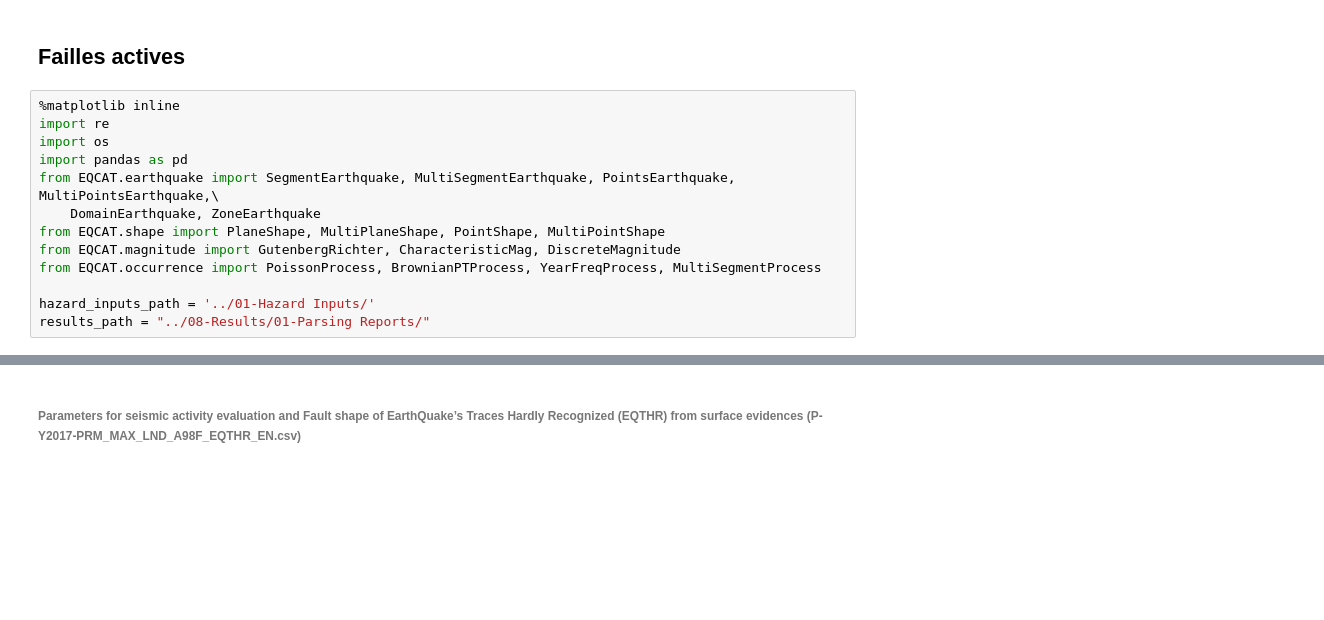
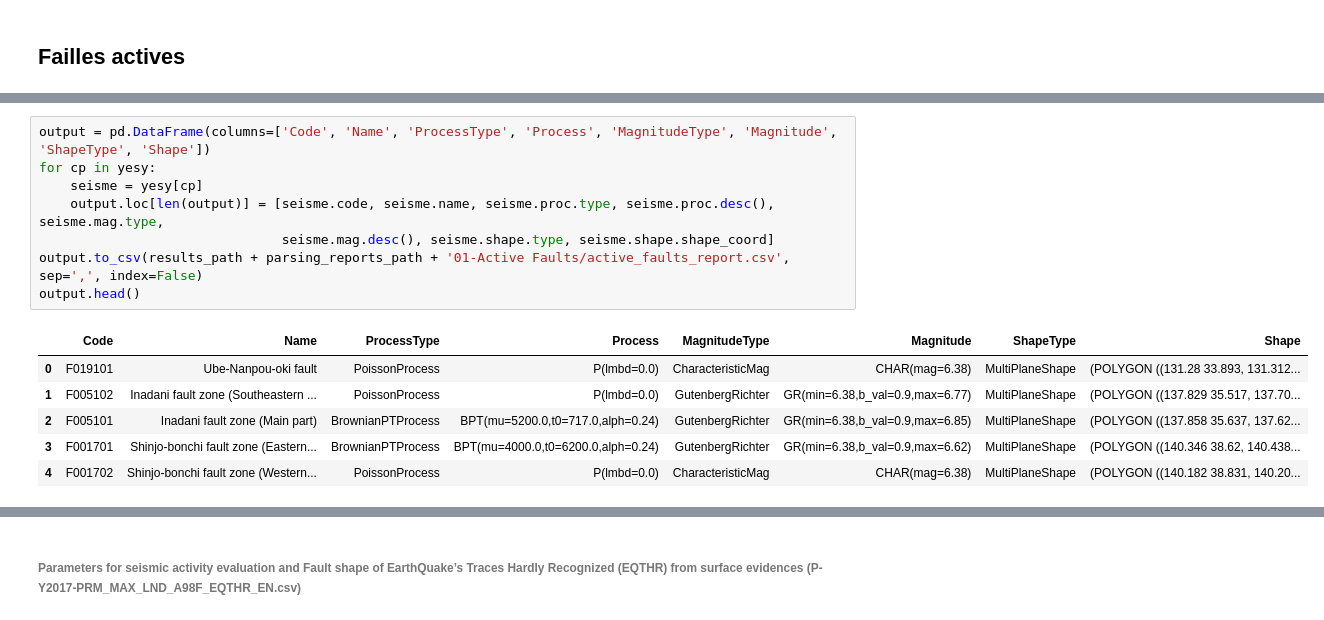
Before and after one commit to charlesco/EQCAT, a Jupyter notebook: 07-Notebooks/parsing_description.ipynb, the cells around one changed output, grey strips where cells are left out. Cells and saved outputs as stored; diff of their text form; blank space fills up the shorter version.

```diff
--- a/07-Notebooks/parsing_description.ipynb
+++ b/07-Notebooks/parsing_description.ipynb
@@ -8,15 +9,2 @@ Lecture dans l'ordre de :
 # %% [markdown]
 ## Failles actives
-# %%
-%matplotlib inline
-import re
-import os
-import pandas as pd
-from EQCAT.earthquake import SegmentEarthquake, MultiSegmentEarthquake, PointsEarthquake, MultiPointsEarthquake,\
-    DomainEarthquake, ZoneEarthquake
-from EQCAT.shape import PlaneShape, MultiPlaneShape, PointShape, MultiPointShape
-from EQCAT.magnitude import GutenbergRichter, CharacteristicMag, DiscreteMagnitude
-from EQCAT.occurrence import PoissonProcess, BrownianPTProcess, YearFreqProcess, MultiSegmentProcess
-
-hazard_inputs_path = '../01-Hazard Inputs/'
-results_path = "../08-Results/01-Parsing Reports/"
@@ -22,0 +36,15 @@ results_path = "../08-Results/01-Parsing Reports/"
+# %%
+output = pd.DataFrame(columns=['Code', 'Name', 'ProcessType', 'Process', 'MagnitudeType', 'Magnitude', 'ShapeType', 'Shape'])
+for cp in yesy:
+    seisme = yesy[cp]
+    output.loc[len(output)] = [seisme.code, seisme.name, seisme.proc.type, seisme.proc.desc(), seisme.mag.type,
+                               seisme.mag.desc(), seisme.shape.type, seisme.shape.shape_coord]
+output.to_csv(results_path + parsing_reports_path + '01-Active Faults/active_faults_report.csv', sep=',', index=False)
+output.head()
+# %% [output]
+|  | Code | Name | ProcessType | Process | MagnitudeType | Magnitude | ShapeType | Shape |
+| 0 | F019101 | Ube-Nanpou-oki fault | PoissonProcess | P(lmbd=0.0) | CharacteristicMag | CHAR(mag=6.38) | MultiPlaneShape | (POLYGON ((131.28 33.893, 131.312... |
+| 1 | F005102 | Inadani fault zone (Southeastern ... | PoissonProcess | P(lmbd=0.0) | GutenbergRichter | GR(min=6.38,b_val=0.9,max=6.77) | MultiPlaneShape | (POLYGON ((137.829 35.517, 137.70... |
+| 2 | F005101 | Inadani fault zone (Main part) | BrownianPTProcess | BPT(mu=5200.0,t0=717.0,alph=0.24) | GutenbergRichter | GR(min=6.38,b_val=0.9,max=6.85) | MultiPlaneShape | (POLYGON ((137.858 35.637, 137.62... |
+| 3 | F001701 | Shinjo-bonchi fault zone (Eastern... | BrownianPTProcess | BPT(mu=4000.0,t0=6200.0,alph=0.24) | GutenbergRichter | GR(min=6.38,b_val=0.9,max=6.62) | MultiPlaneShape | (POLYGON ((140.346 38.62, 140.438... |
+| 4 | F001702 | Shinjo-bonchi fault zone (Western... | PoissonProcess | P(lmbd=0.0) | CharacteristicMag | CHAR(mag=6.38) | MultiPlaneShape | (POLYGON ((140.182 38.831, 140.20... |
```
Also changed, not shown: parts of 19 cells of this notebook, 8 other files.
